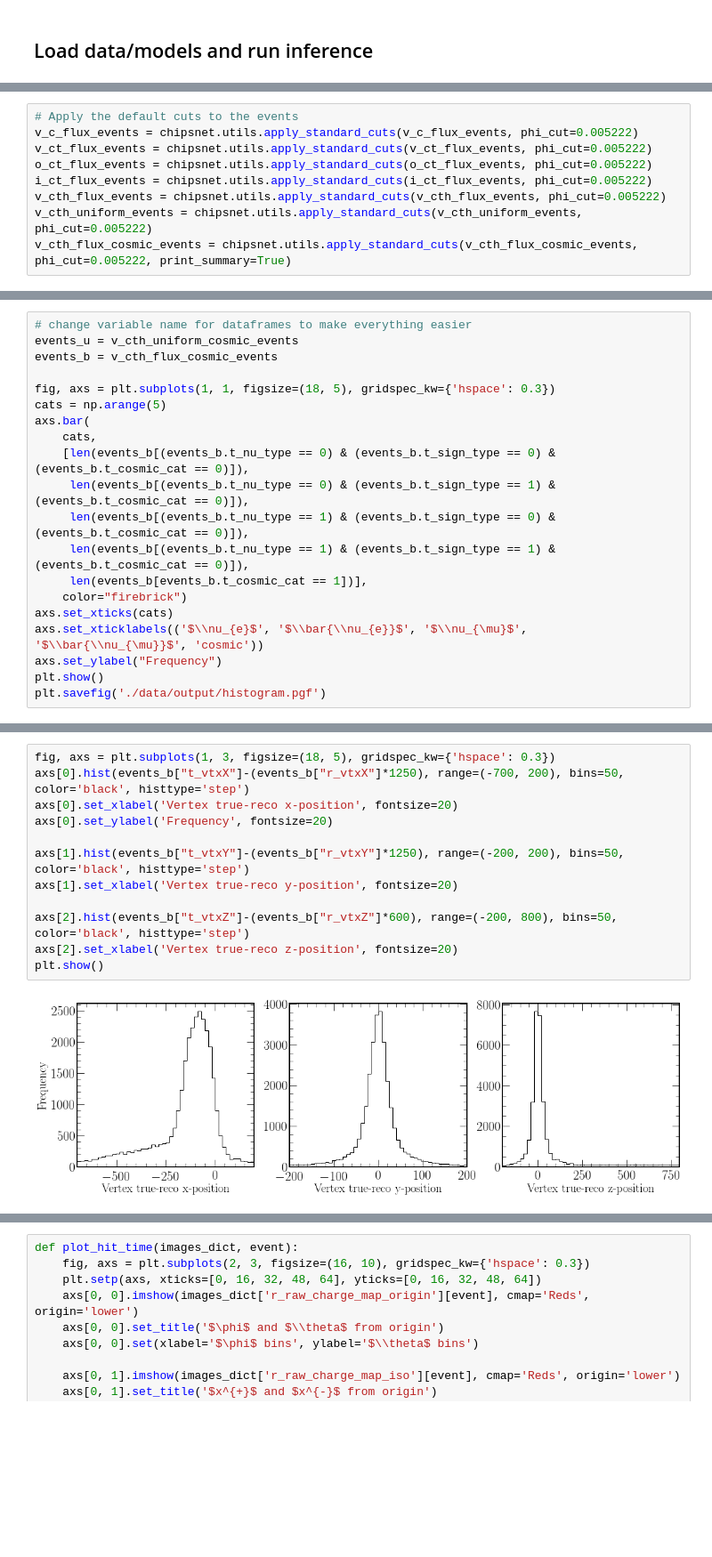
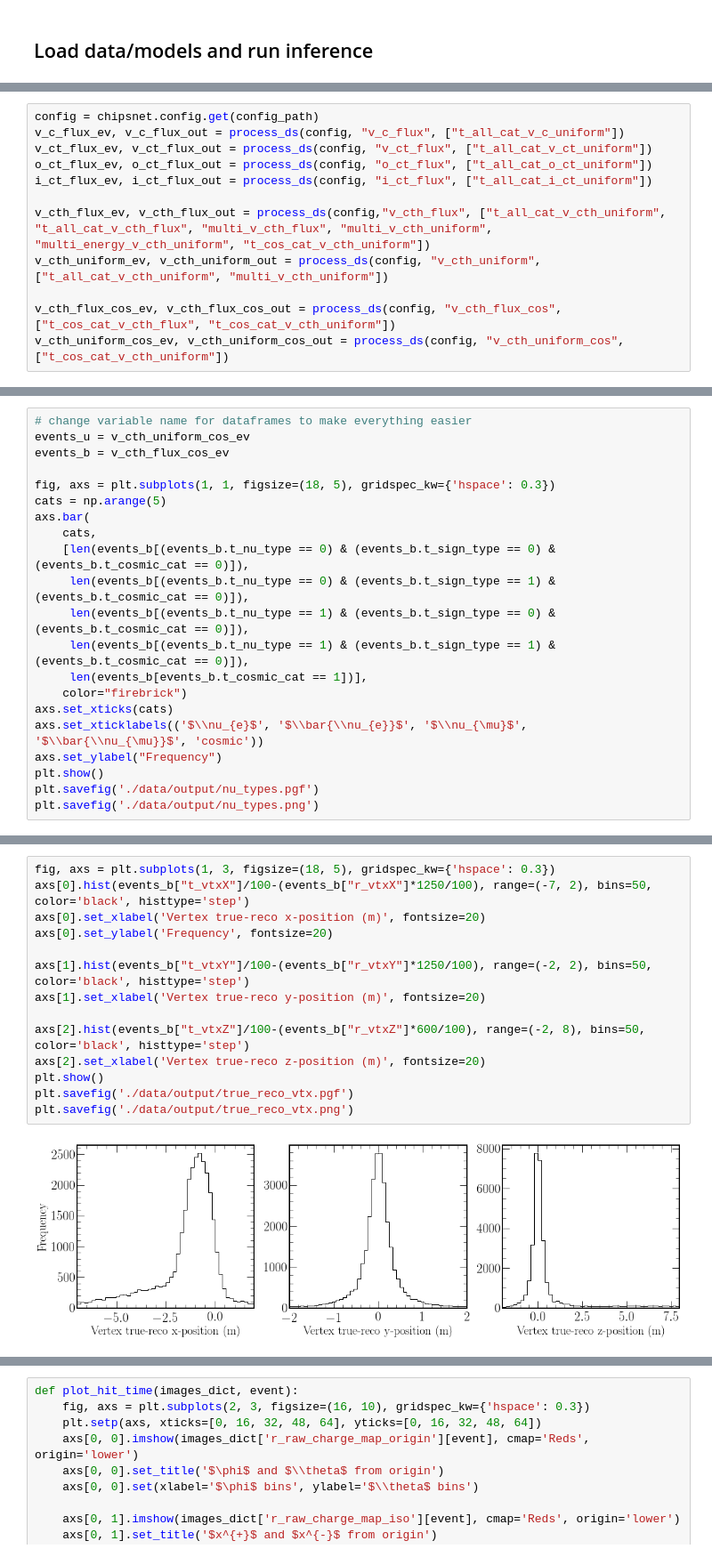
Before and after one commit to chipsneutrino/chips-net, a Jupyter notebook: analysis.ipynb, the cells around one changed output, grey strips where cells are left out. Shown at 89% size. Saved outputs shown, nothing was run; the diff lists cells and outputs as text; blank space fills up the shorter version.

```diff
--- a/analysis.ipynb
+++ b/analysis.ipynb
@@ -163,9 +70,0 @@ Cosmic: 3831, weight: 316.027, actual: 1210697.86
-# %%
-# Apply the default cuts to the events
-v_c_flux_events = chipsnet.utils.apply_standard_cuts(v_c_flux_events, phi_cut=0.005222)
-v_ct_flux_events = chipsnet.utils.apply_standard_cuts(v_ct_flux_events, phi_cut=0.005222)
-o_ct_flux_events = chipsnet.utils.apply_standard_cuts(o_ct_flux_events, phi_cut=0.005222)
-i_ct_flux_events = chipsnet.utils.apply_standard_cuts(i_ct_flux_events, phi_cut=0.005222)
-v_cth_flux_events = chipsnet.utils.apply_standard_cuts(v_cth_flux_events, phi_cut=0.005222)
-v_cth_uniform_events = chipsnet.utils.apply_standard_cuts(v_cth_uniform_events, phi_cut=0.005222)
-v_cth_flux_cosmic_events = chipsnet.utils.apply_standard_cuts(v_cth_flux_cosmic_events, phi_cut=0.005222, print_summary=True)
@@ -186,0 +71,12 @@ v_cth_flux_cosmic_events = chipsnet.utils.full_comb_combine(v_cth_flux_cosmic_ev
+# %%
+config = chipsnet.config.get(config_path)
+v_c_flux_ev, v_c_flux_out = process_ds(config, "v_c_flux", ["t_all_cat_v_c_uniform"])
+v_ct_flux_ev, v_ct_flux_out = process_ds(config, "v_ct_flux", ["t_all_cat_v_ct_uniform"])
+o_ct_flux_ev, o_ct_flux_out = process_ds(config, "o_ct_flux", ["t_all_cat_o_ct_uniform"])
+i_ct_flux_ev, i_ct_flux_out = process_ds(config, "i_ct_flux", ["t_all_cat_i_ct_uniform"])
+
+v_cth_flux_ev, v_cth_flux_out = process_ds(config,"v_cth_flux", ["t_all_cat_v_cth_uniform", "t_all_cat_v_cth_flux", "multi_v_cth_flux", "multi_v_cth_uniform", "multi_energy_v_cth_uniform", "t_cos_cat_v_cth_uniform"])
+v_cth_uniform_ev, v_cth_uniform_out = process_ds(config, "v_cth_uniform", ["t_all_cat_v_cth_uniform", "multi_v_cth_uniform"])
+
+v_cth_flux_cos_ev, v_cth_flux_cos_out = process_ds(config, "v_cth_flux_cos", ["t_cos_cat_v_cth_flux", "t_cos_cat_v_cth_uniform"])
+v_cth_uniform_cos_ev, v_cth_uniform_cos_out = process_ds(config, "v_cth_uniform_cos", ["t_cos_cat_v_cth_uniform"])
@@ -194,8 +100,8 @@ The simplest approach would be to ignore the endcaps and just use a square/recta
 However, a large fraction of the Cherenkov light collected by the detector hits the endcaps so we will be loosing a lot of infomation...
 # %%
 # change variable name for dataframes to make everything easier
-events_u = v_cth_uniform_cosmic_events
-events_b = v_cth_flux_cosmic_events
+events_u = v_cth_uniform_cos_ev
+events_b = v_cth_flux_cos_ev
 
 fig, axs = plt.subplots(1, 1, figsize=(18, 5), gridspec_kw={'hspace': 0.3})
 cats = np.arange(5)
@@ -211,6 +117,7 @@ axs.set_xticks(cats)
 axs.set_xticklabels(('$\\nu_{e}$', '$\\bar{\\nu_{e}}$', '$\\nu_{\mu}$', '$\\bar{\\nu_{\mu}}$', 'cosmic'))
 axs.set_ylabel("Frequency")
 plt.show()
-plt.savefig('./data/output/histogram.pgf')
+plt.savefig('./data/output/nu_types.pgf')
+plt.savefig('./data/output/nu_types.png')
 # %% [output]
 [figure]
@@ -316,14 +192,16 @@ plt.show()
 # %%
 fig, axs = plt.subplots(1, 3, figsize=(18, 5), gridspec_kw={'hspace': 0.3})
-axs[0].hist(events_b["t_vtxX"]-(events_b["r_vtxX"]*1250), range=(-700, 200), bins=50, color='black', histtype='step')
-axs[0].set_xlabel('Vertex true-reco x-position', fontsize=20)
+axs[0].hist(events_b["t_vtxX"]/100-(events_b["r_vtxX"]*1250/100), range=(-7, 2), bins=50, color='black', histtype='step')
+axs[0].set_xlabel('Vertex true-reco x-position (m)', fontsize=20)
 axs[0].set_ylabel('Frequency', fontsize=20)
 
-axs[1].hist(events_b["t_vtxY"]-(events_b["r_vtxY"]*1250), range=(-200, 200), bins=50, color='black', histtype='step')
-axs[1].set_xlabel('Vertex true-reco y-position', fontsize=20)
+axs[1].hist(events_b["t_vtxY"]/100-(events_b["r_vtxY"]*1250/100), range=(-2, 2), bins=50, color='black', histtype='step')
+axs[1].set_xlabel('Vertex true-reco y-position (m)', fontsize=20)
 
-axs[2].hist(events_b["t_vtxZ"]-(events_b["r_vtxZ"]*600), range=(-200, 800), bins=50, color='black', histtype='step')
-axs[2].set_xlabel('Vertex true-reco z-position', fontsize=20)
+axs[2].hist(events_b["t_vtxZ"]/100-(events_b["r_vtxZ"]*600/100), range=(-2, 8), bins=50, color='black', histtype='step')
+axs[2].set_xlabel('Vertex true-reco z-position (m)', fontsize=20)
 plt.show()
+plt.savefig('./data/output/true_reco_vtx.pgf')
+plt.savefig('./data/output/true_reco_vtx.png')
 # %% [output]
-[figure, old version]
+[figure, new version]
```
Also changed, not shown: parts of 55 cells of this notebook, 3 other files.
